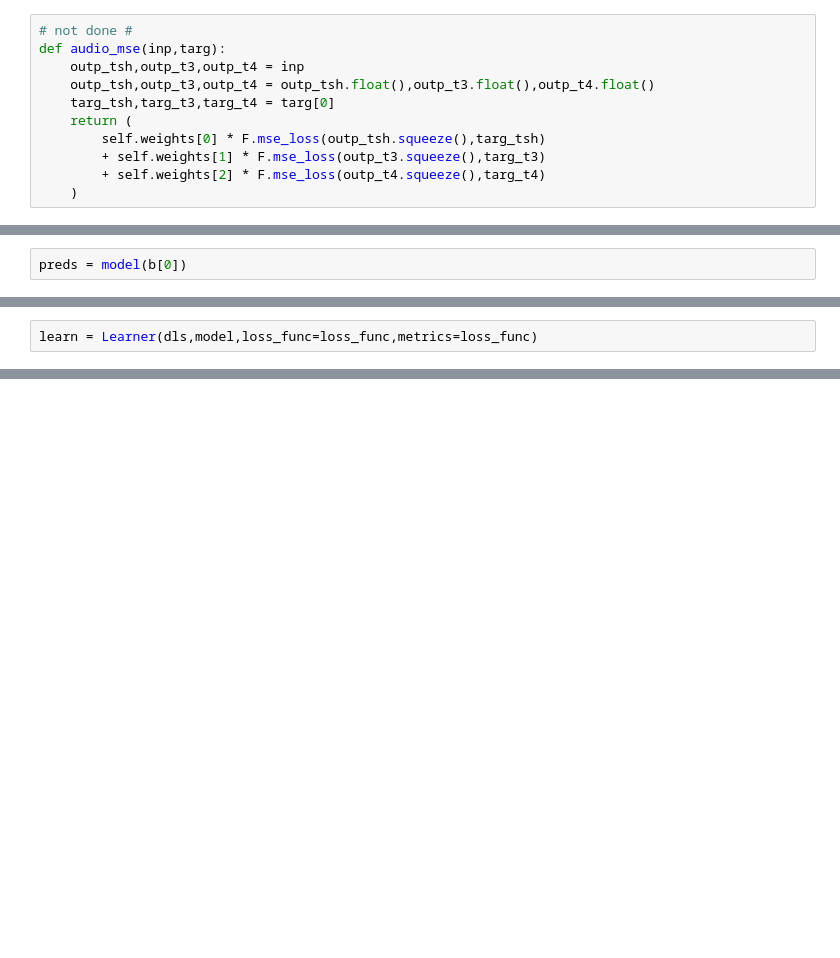
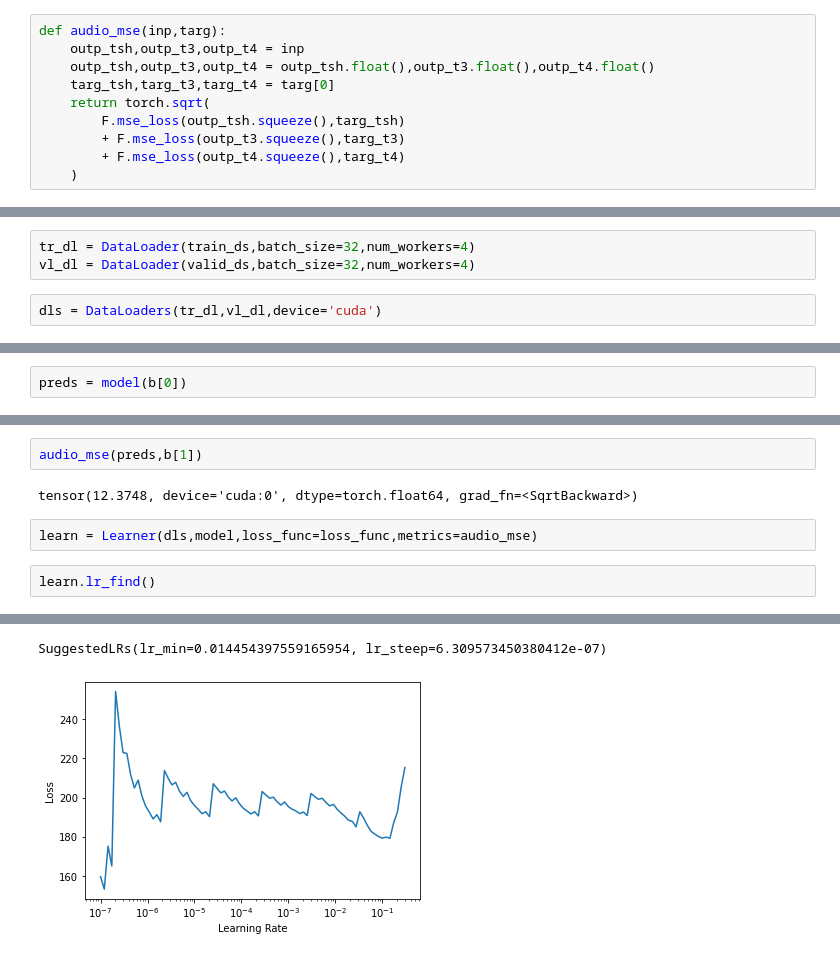
Before and after one commit to heye0507/sz_audio, a Jupyter notebook: 03a_3head_model.ipynb, the cells around one changed output, grey strips where cells are left out. Drawn from its saved outputs; the diff is of its cells as text; blank space fills up the shorter version.

Commit message:
baseline model

```diff
--- a/03a_3head_model.ipynb
+++ b/03a_3head_model.ipynb
@@ -132,15 +132,14 @@ class Loss_multi_head(nn.Module):
             + self.weights[2] * F.mse_loss(outp_t4.squeeze(),targ_t4)
         )
 # %%
-# not done #
 def audio_mse(inp,targ):
     outp_tsh,outp_t3,outp_t4 = inp
     outp_tsh,outp_t3,outp_t4 = outp_tsh.float(),outp_t3.float(),outp_t4.float()
     targ_tsh,targ_t3,targ_t4 = targ[0]
-    return (
-        self.weights[0] * F.mse_loss(outp_tsh.squeeze(),targ_tsh)
-        + self.weights[1] * F.mse_loss(outp_t3.squeeze(),targ_t3)
-        + self.weights[2] * F.mse_loss(outp_t4.squeeze(),targ_t4)
+    return torch.sqrt(
+        F.mse_loss(outp_tsh.squeeze(),targ_tsh)
+        + F.mse_loss(outp_t3.squeeze(),targ_t3)
+        + F.mse_loss(outp_t4.squeeze(),targ_t4)
     )
 # %%
 loss_func = Loss_multi_head()
@@ -169,3 +166,8 @@ dls = DataLoaders.from_dsets(train_ds, valid_ds,bs=32)
+# %%
+tr_dl = DataLoader(train_ds,batch_size=32,num_workers=4)
+vl_dl = DataLoader(valid_ds,batch_size=32,num_workers=4)
+# %%
+dls = DataLoaders(tr_dl,vl_dl,device='cuda')
 # %%
 b = dls.one_batch()
 # %%
@@ -181,2 +183,9 @@ tensor(175.6771, dtype=torch.float64, grad_fn=<AddBackward0>)
+# %%
+audio_mse(preds,b[1])
+# %% [output]
+tensor(12.3748, device='cuda:0', dtype=torch.float64, grad_fn=<SqrtBackward>)
 # %%
-learn = Learner(dls,model,loss_func=loss_func,metrics=loss_func)
+learn = Learner(dls,model,loss_func=loss_func,metrics=audio_mse)
+# %%
+learn.lr_find()
+# %% [output]
@@ -182,0 +193,2 @@ learn = Learner(dls,model,loss_func=loss_func,metrics=loss_func)
+SuggestedLRs(lr_min=0.014454397559165954, lr_steep=6.309573450380412e-07)
+[figure, added]
```
Also changed, not shown: parts of 13 cells of this notebook, 2 other files.
